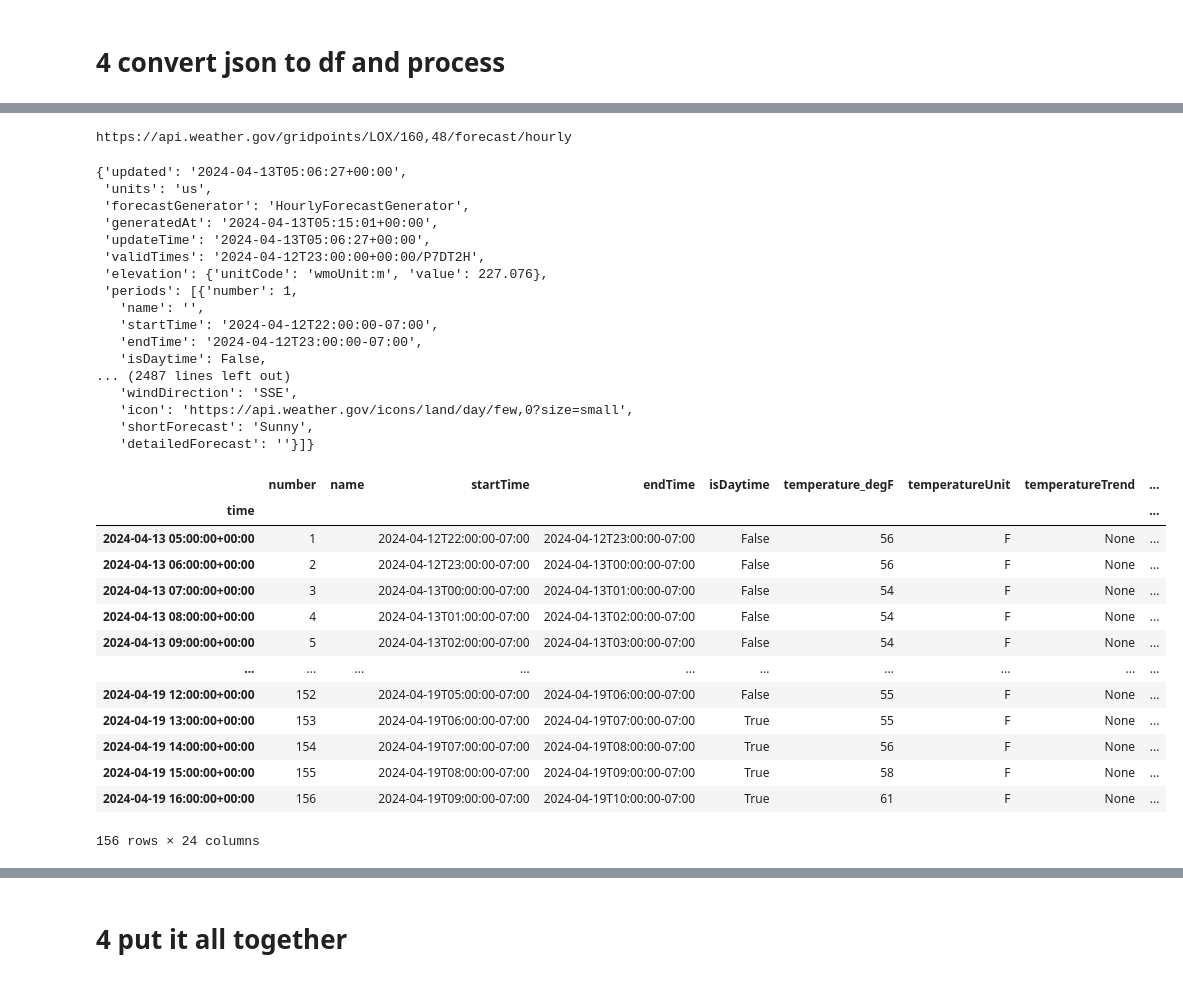
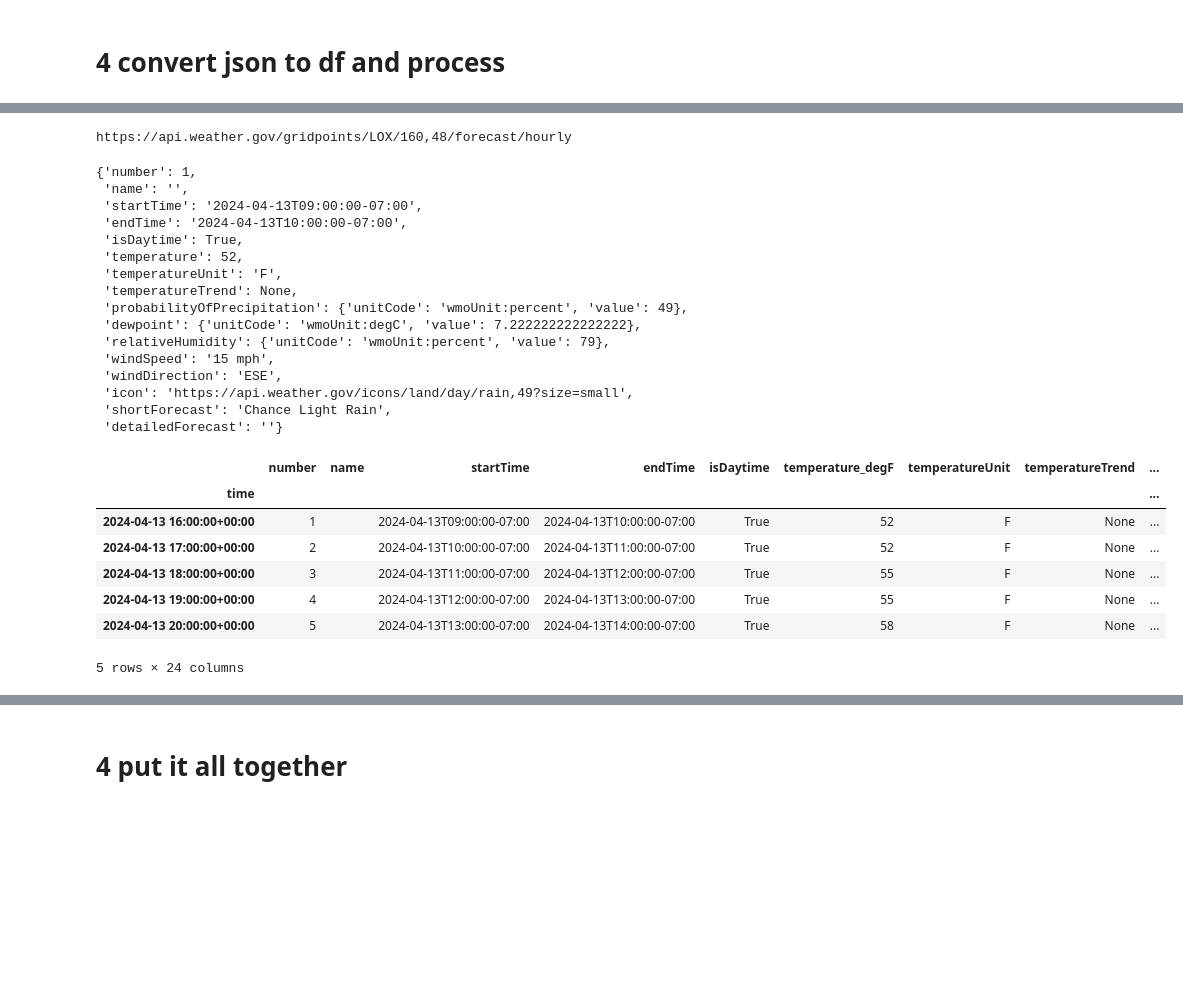
Before and after one commit to denny-lehman/ev_charging, a Jupyter notebook: data/future_weather.ipynb, the cells around one changed output, grey strips where cells are left out. Cells and saved outputs as stored; diff of their text form; code cells hidden in the pictures; blank space fills up the shorter version.

```diff
--- a/data/future_weather.ipynb
+++ b/data/future_weather.ipynb
@@ -288,26 +287,25 @@ Index(['number', 'name', 'startTime', 'endTime', 'isDaytime', 'temperature',
 24 rows × 24 columns
 # %%
 ct_hourly_forecast = get_hourly_weather_forecast(ct_grid, ct_grid_x, ct_grid_y)
-ct_hourly_forecast['properties']
+ct_hourly_forecast['properties']['periods'][0]
 # %% [output]
 https://api.weather.gov/gridpoints/LOX/160,48/forecast/hourly
-{'updated': '2024-04-13T05:06:27+00:00',
- 'units': 'us',
- 'forecastGenerator': 'HourlyForecastGenerator',
- 'generatedAt': '2024-04-13T05:15:01+00:00',
- 'updateTime': '2024-04-13T05:06:27+00:00',
- 'validTimes': '2024-04-12T23:00:00+00:00/P7DT2H',
- 'elevation': {'unitCode': 'wmoUnit:m', 'value': 227.076},
- 'periods': [{'number': 1,
-   'name': '',
-   'startTime': '2024-04-12T22:00:00-07:00',
-   'endTime': '2024-04-12T23:00:00-07:00',
-   'isDaytime': False,
-... (2487 lines left out)
-   'windDirection': 'SSE',
-   'icon': 'https://api.weather.gov/icons/land/day/few,0?size=small',
-   'shortForecast': 'Sunny',
-   'detailedForecast': ''}]}
+{'number': 1,
+ 'name': '',
+ 'startTime': '2024-04-13T09:00:00-07:00',
+ 'endTime': '2024-04-13T10:00:00-07:00',
+ 'isDaytime': True,
+ 'temperature': 52,
+ 'temperatureUnit': 'F',
+ 'temperatureTrend': None,
+ 'probabilityOfPrecipitation': {'unitCode': 'wmoUnit:percent', 'value': 49},
+ 'dewpoint': {'unitCode': 'wmoUnit:degC', 'value': 7.222222222222222},
+ 'relativeHumidity': {'unitCode': 'wmoUnit:percent', 'value': 79},
+ 'windSpeed': '15 mph',
+ 'windDirection': 'ESE',
+ 'icon': 'https://api.weather.gov/icons/land/day/rain,49?size=small',
+ 'shortForecast': 'Chance Light Rain',
+ 'detailedForecast': ''}
 # %%
 def create_hourly_forecast_df(json_forecast:dict)->pd.DataFrame:
     # grab each hourly entry in the forecast
@@ -331,22 +329,16 @@ def create_hourly_forecast_df(json_forecast:dict)->pd.DataFrame:
         #          'probabilityOfPrecipitation', 'relativeHumidity', 'temperatureTrend', 'temperatureUnit'])
 # %%
 ct_hourly_forecast_df = create_hourly_forecast_df(ct_hourly_forecast)
-ct_hourly_forecast_df
+ct_hourly_forecast_df.head()
 # %% [output]
 |  | number | name | startTime | endTime | isDaytime | temperature_degF | temperatureUnit | temperatureTrend | ... |
 | time |  |  |  |  |  |  |  |  | ... |
-| 2024-04-13 05:00:00+00:00 | 1 |  | 2024-04-12T22:00:00-07:00 | 2024-04-12T23:00:00-07:00 | False | 56 | F | None | ... |
-| 2024-04-13 06:00:00+00:00 | 2 |  | 2024-04-12T23:00:00-07:00 | 2024-04-13T00:00:00-07:00 | False | 56 | F | None | ... |
-| 2024-04-13 07:00:00+00:00 | 3 |  | 2024-04-13T00:00:00-07:00 | 2024-04-13T01:00:00-07:00 | False | 54 | F | None | ... |
-| 2024-04-13 08:00:00+00:00 | 4 |  | 2024-04-13T01:00:00-07:00 | 2024-04-13T02:00:00-07:00 | False | 54 | F | None | ... |
-| 2024-04-13 09:00:00+00:00 | 5 |  | 2024-04-13T02:00:00-07:00 | 2024-04-13T03:00:00-07:00 | False | 54 | F | None | ... |
-| ... | ... | ... | ... | ... | ... | ... | ... | ... | ... |
-| 2024-04-19 12:00:00+00:00 | 152 |  | 2024-04-19T05:00:00-07:00 | 2024-04-19T06:00:00-07:00 | False | 55 | F | None | ... |
-| 2024-04-19 13:00:00+00:00 | 153 |  | 2024-04-19T06:00:00-07:00 | 2024-04-19T07:00:00-07:00 | True | 55 | F | None | ... |
-| 2024-04-19 14:00:00+00:00 | 154 |  | 2024-04-19T07:00:00-07:00 | 2024-04-19T08:00:00-07:00 | True | 56 | F | None | ... |
-| 2024-04-19 15:00:00+00:00 | 155 |  | 2024-04-19T08:00:00-07:00 | 2024-04-19T09:00:00-07:00 | True | 58 | F | None | ... |
-| 2024-04-19 16:00:00+00:00 | 156 |  | 2024-04-19T09:00:00-07:00 | 2024-04-19T10:00:00-07:00 | True | 61 | F | None | ... |
+| 2024-04-13 16:00:00+00:00 | 1 |  | 2024-04-13T09:00:00-07:00 | 2024-04-13T10:00:00-07:00 | True | 52 | F | None | ... |
+| 2024-04-13 17:00:00+00:00 | 2 |  | 2024-04-13T10:00:00-07:00 | 2024-04-13T11:00:00-07:00 | True | 52 | F | None | ... |
+| 2024-04-13 18:00:00+00:00 | 3 |  | 2024-04-13T11:00:00-07:00 | 2024-04-13T12:00:00-07:00 | True | 55 | F | None | ... |
+| 2024-04-13 19:00:00+00:00 | 4 |  | 2024-04-13T12:00:00-07:00 | 2024-04-13T13:00:00-07:00 | True | 55 | F | None | ... |
+| 2024-04-13 20:00:00+00:00 | 5 |  | 2024-04-13T13:00:00-07:00 | 2024-04-13T14:00:00-07:00 | True | 58 | F | None | ... |
-156 rows × 24 columns
+5 rows × 24 columns
 # %%
 jpl_forecast = get_weather_forecast(jpl_grid, jpl_grid_x, jpl_grid_y)
 jpl_forecast_df = create_forecast_df(jpl_forecast)
```
Also changed, not shown: parts of 8 cells of this notebook, 1 other file.
